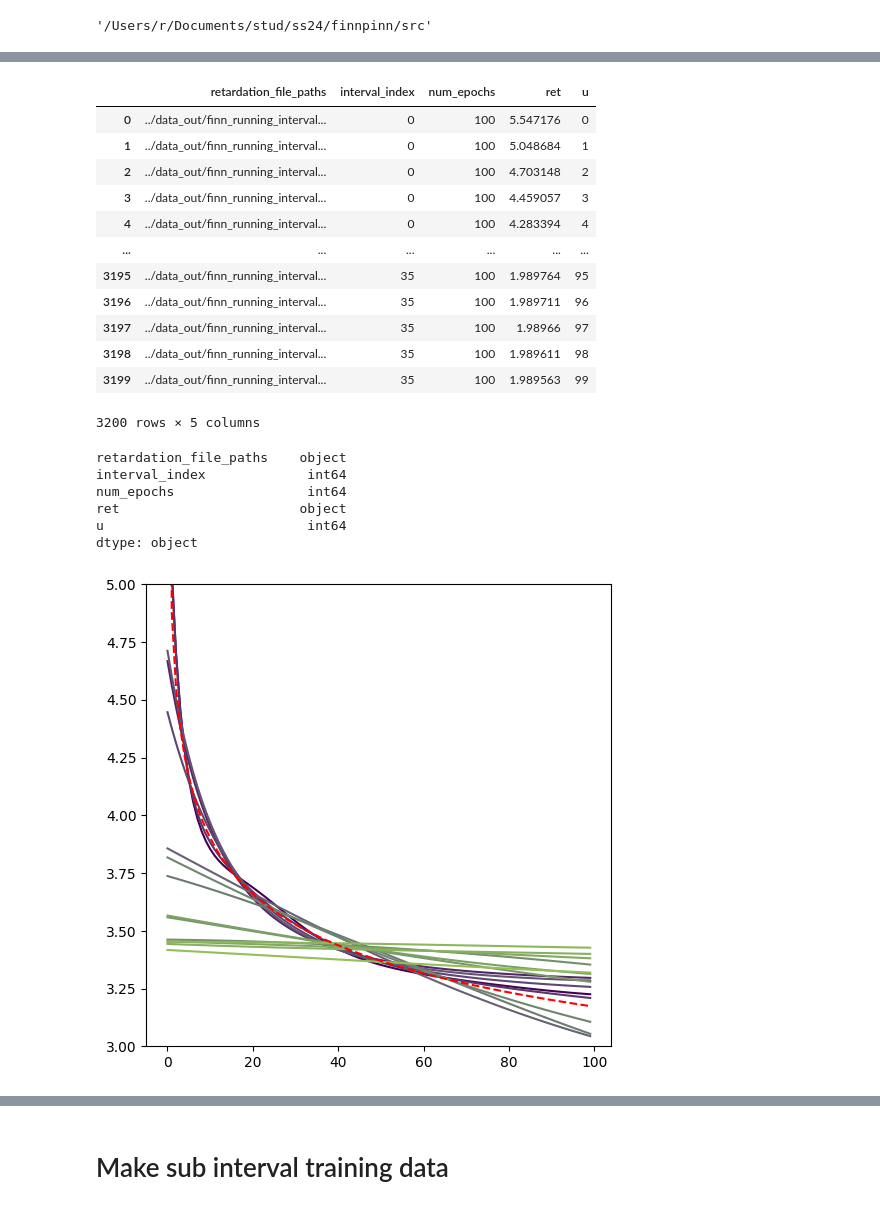
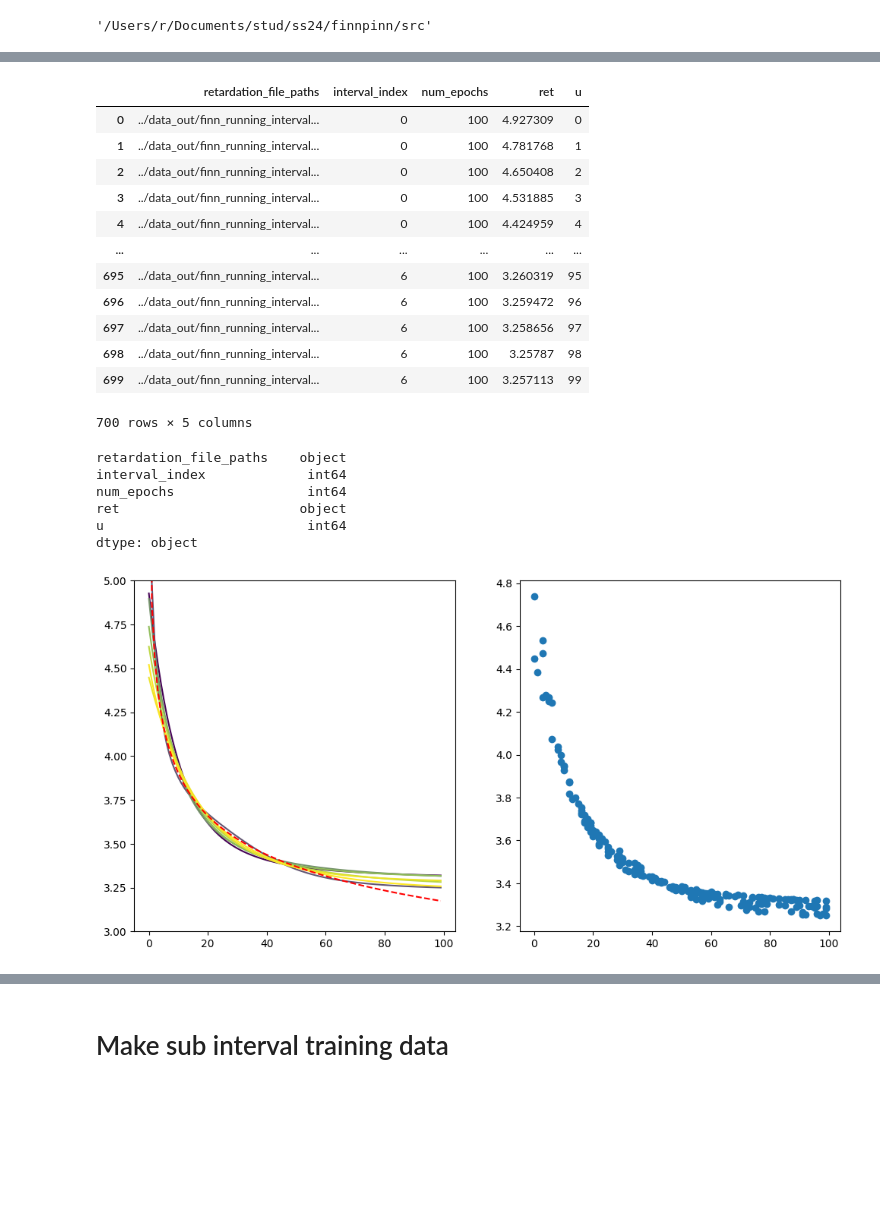
Before and after one commit to RiccardoFrenner/finn-nnpie, a Jupyter notebook: src/analyze_running_intervals.ipynb, the cells around one changed output, grey strips where cells are left out. Saved outputs shown, nothing was run; the diff lists cells and outputs as text; code cells hidden in the pictures; blank space fills up the shorter version.

Commit message:
more experiments with running interval

```diff
--- a/src/analyze_running_intervals.ipynb
+++ b/src/analyze_running_intervals.ipynb
@@ -9,6 +9,6 @@ import numpy as np
 import pandas as pd
 import matplotlib.pyplot as plt
 # %%
-dir_paths = [p for p in Path("../data_out").glob("finn_running_interval_*") if p.is_dir()]
+dir_paths = [p for p in Path("../data_out/finn_running_intervals_stepsize_30").glob("finn_running_interval_*") if p.is_dir()]
 dir_paths
 # %% [output]
@@ -43,7 +39,7 @@ for p in dir_paths:
     df["interval_index"].append(int(p.name.split("_")[-1]))
     df["num_epochs"].append(int(all_ret_file_paths[-1].stem.split("_")[-1]))
 df = pd.DataFrame(df).sort_values("interval_index").reset_index(drop=True)
-# df = df[df["interval_index"] < 6]
+df = df[df["interval_index"] < 7]
 df = df[df["num_epochs"] >= 100].reset_index(drop=True)
 df
 # %% [output]
@@ -72,18 +59,18 @@ df2["u"] = np.tile(np.arange(0, 100), len(df))
 df2
 # %% [output]
 |  | retardation_file_paths | interval_index | num_epochs | ret | u |
-| 0 | ../data_out/finn_running_interval... | 0 | 100 | 5.547176 | 0 |
-| 1 | ../data_out/finn_running_interval... | 0 | 100 | 5.048684 | 1 |
-| 2 | ../data_out/finn_running_interval... | 0 | 100 | 4.703148 | 2 |
-| 3 | ../data_out/finn_running_interval... | 0 | 100 | 4.459057 | 3 |
-| 4 | ../data_out/finn_running_interval... | 0 | 100 | 4.283394 | 4 |
+| 0 | ../data_out/finn_running_interval... | 0 | 100 | 4.927309 | 0 |
+| 1 | ../data_out/finn_running_interval... | 0 | 100 | 4.781768 | 1 |
+| 2 | ../data_out/finn_running_interval... | 0 | 100 | 4.650408 | 2 |
+| 3 | ../data_out/finn_running_interval... | 0 | 100 | 4.531885 | 3 |
+| 4 | ../data_out/finn_running_interval... | 0 | 100 | 4.424959 | 4 |
 | ... | ... | ... | ... | ... | ... |
-| 3195 | ../data_out/finn_running_interval... | 35 | 100 | 1.989764 | 95 |
-| 3196 | ../data_out/finn_running_interval... | 35 | 100 | 1.989711 | 96 |
-| 3197 | ../data_out/finn_running_interval... | 35 | 100 | 1.98966 | 97 |
-| 3198 | ../data_out/finn_running_interval... | 35 | 100 | 1.989611 | 98 |
-| 3199 | ../data_out/finn_running_interval... | 35 | 100 | 1.989563 | 99 |
+| 695 | ../data_out/finn_running_interval... | 6 | 100 | 3.260319 | 95 |
+| 696 | ../data_out/finn_running_interval... | 6 | 100 | 3.259472 | 96 |
+| 697 | ../data_out/finn_running_interval... | 6 | 100 | 3.258656 | 97 |
+| 698 | ../data_out/finn_running_interval... | 6 | 100 | 3.25787 | 98 |
+| 699 | ../data_out/finn_running_interval... | 6 | 100 | 3.257113 | 99 |
-3200 rows × 5 columns
+700 rows × 5 columns
 # %%
 df2.dtypes
 # %% [output]
@@ -94,25 +81,37 @@ ret                       object
 u                          int64
 dtype: object
 # %%
-fig, ax = plt.subplots(figsize=(6, 6))
+fig, (ax1, ax2) = plt.subplots(ncols=2, figsize=(12, 6))
 
 ret_freundlich = np.load("../data_out/retardation_freundlich.npy")
 
 initial_colors = plt.cm.viridis(np.linspace(0, 1, len(df)))
 final_color = initial_colors[-1]
 
 highest_time_step_ret = np.load(df["retardation_file_paths"].iloc[-1])
 
+sampled_u_indices = []
+sampled_rs = []
 for i, p in enumerate(df["retardation_file_paths"]):
     ret = np.load(p)
+
+    u_index_samples = rng.choice(np.arange(0, 100), 25, replace=False)
+    sampled_u_indices.extend(u_index_samples)
+    sampled_rs.extend(ret[u_index_samples])
+
     mixed_color = initial_colors[i] * (1 - i / (len(df) - 1)) + final_color * (i / (len(df) - 1))
-    ax.plot(ret, label=f"{df['interval_index'][i]}, {df['num_epochs'][i]}", color=mixed_color)
-ax.plot(ret_freundlich, "r--", label="freundlich")#, color=final_color)
-ax.set_ylim(3,5)
+    ax1.plot(ret, label=f"{df['interval_index'][i]}, {df['num_epochs'][i]}", color=mixed_color)
+
+sampled_u_indices = np.array(sampled_u_indices)
+sampled_rs = np.array(sampled_rs)
+ax2.plot(sampled_u_indices, sampled_rs, "o")
+
+ax1.plot(ret_freundlich, "r--", label="freundlich")#, color=final_color)
+ax1.set_ylim(3,5)
 # ax.legend()
 plt.show()
 # %% [output]
-[figure, old version]
+[figure, new version]
 # %%
 ret_freundlich = np.load("../data_out/retardation_freundlich.npy")
 
```
Also changed, not shown: parts of 3 cells of this notebook, 4 other files.
